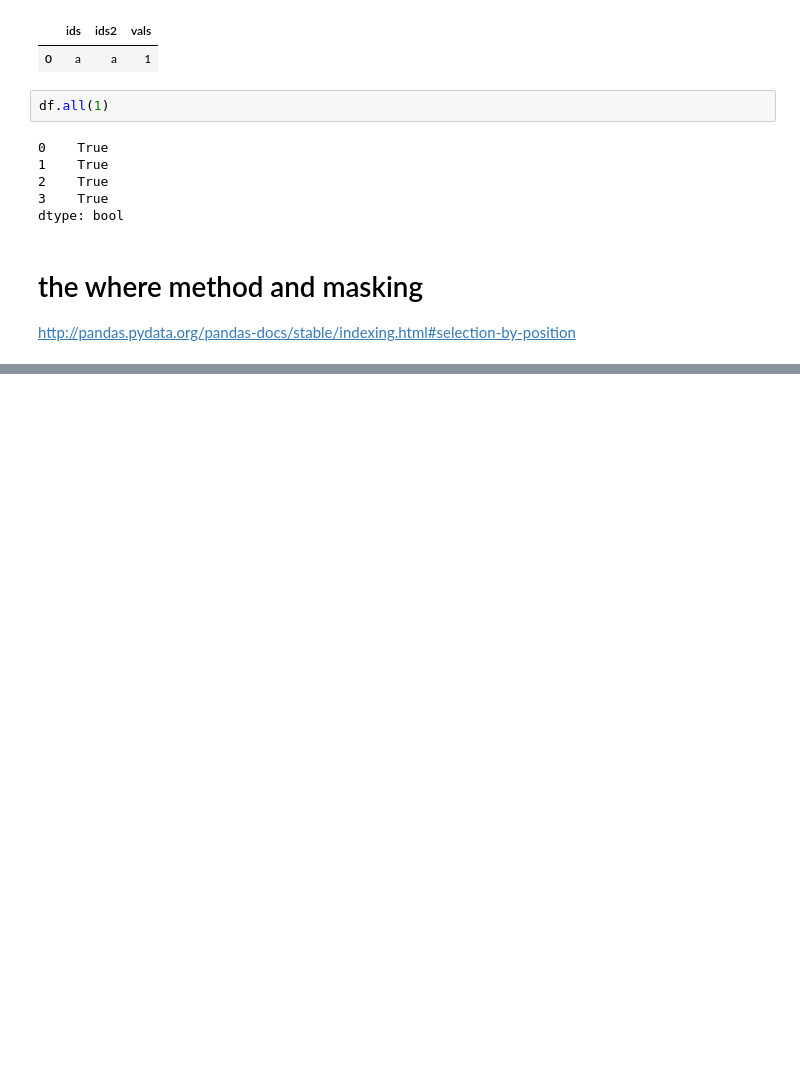
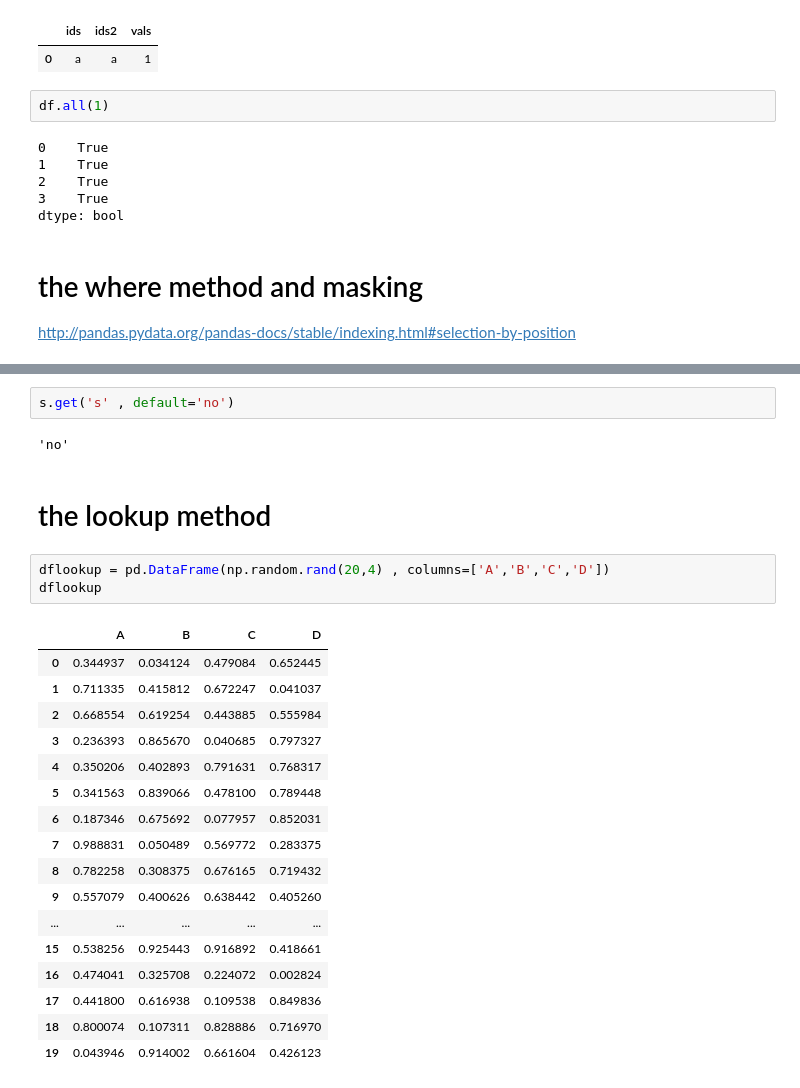
Before and after one commit to colorfulclouds/tensorflow2, a Jupyter notebook: pandas/indexing and selecting data_2.ipynb, the cells around one changed output, grey strips where cells are left out. Saved outputs shown, nothing was run; the diff lists cells and outputs as text; blank space fills up the shorter version.

```diff
--- a/pandas/indexing and selecting data_2.ipynb
+++ b/pandas/indexing and selecting data_2.ipynb
@@ -321,0 +1275,27 @@ http://pandas.pydata.org/pandas-docs/stable/indexing.html#selection-by-position
+# %%
+s.get('s' , default='no')
+# %% [output]
+'no'
+# %% [markdown]
+# the lookup method
+# %%
+dflookup = pd.DataFrame(np.random.rand(20,4) , columns=['A','B','C','D'])
+dflookup
+# %% [output]
+|  | A | B | C | D |
+| 0 | 0.344937 | 0.034124 | 0.479084 | 0.652445 |
+| 1 | 0.711335 | 0.415812 | 0.672247 | 0.041037 |
+| 2 | 0.668554 | 0.619254 | 0.443885 | 0.555984 |
+| 3 | 0.236393 | 0.865670 | 0.040685 | 0.797327 |
+| 4 | 0.350206 | 0.402893 | 0.791631 | 0.768317 |
+| 5 | 0.341563 | 0.839066 | 0.478100 | 0.789448 |
+| 6 | 0.187346 | 0.675692 | 0.077957 | 0.852031 |
+| 7 | 0.988831 | 0.050489 | 0.569772 | 0.283375 |
+| 8 | 0.782258 | 0.308375 | 0.676165 | 0.719432 |
+| 9 | 0.557079 | 0.400626 | 0.638442 | 0.405260 |
+| ... | ... | ... | ... | ... |
+| 15 | 0.538256 | 0.925443 | 0.916892 | 0.418661 |
+| 16 | 0.474041 | 0.325708 | 0.224072 | 0.002824 |
+| 17 | 0.441800 | 0.616938 | 0.109538 | 0.849836 |
+| 18 | 0.800074 | 0.107311 | 0.828886 | 0.716970 |
+| 19 | 0.043946 | 0.914002 | 0.661604 | 0.426123 |
```
Also changed, not shown: parts of 142 cells of this notebook.
